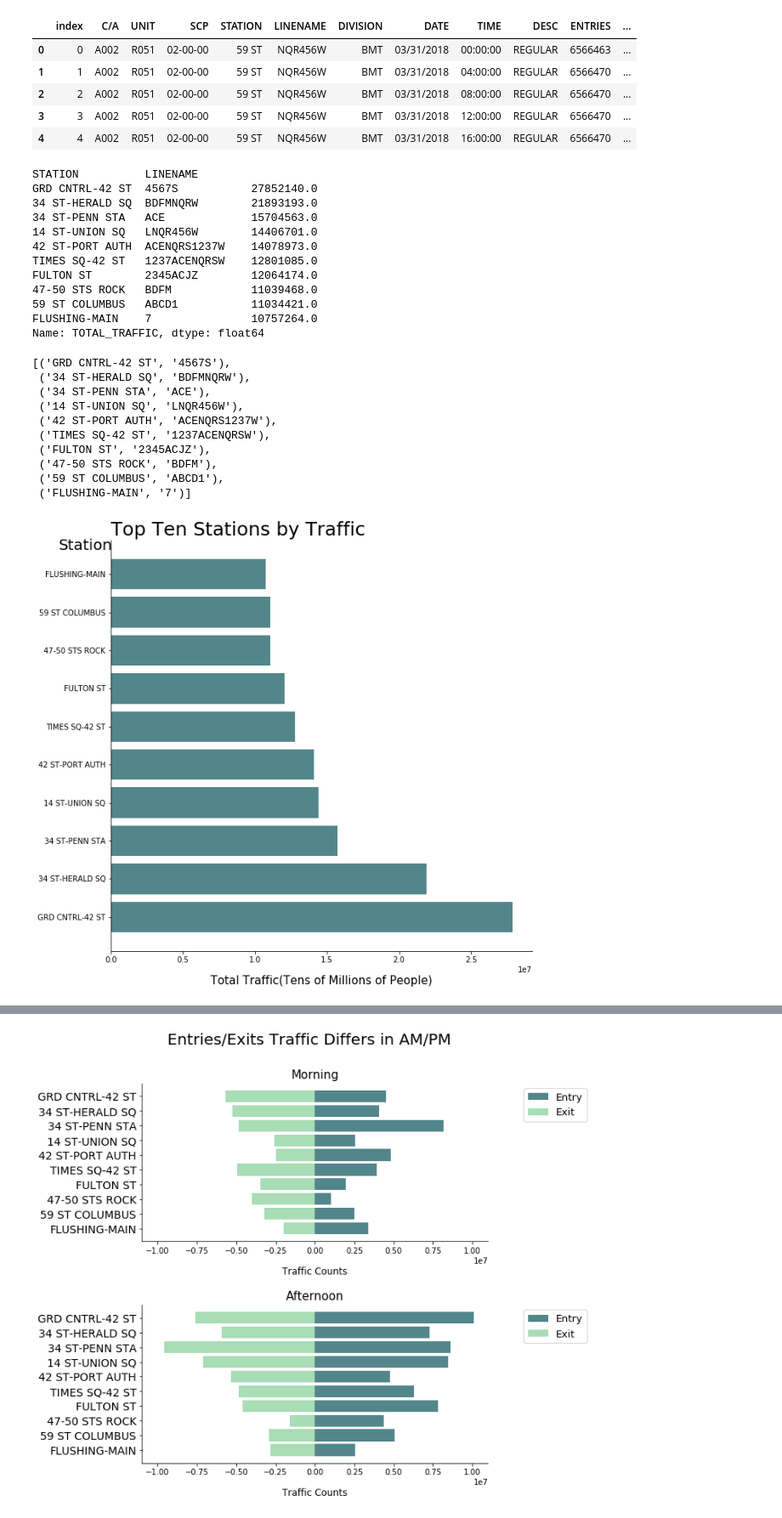
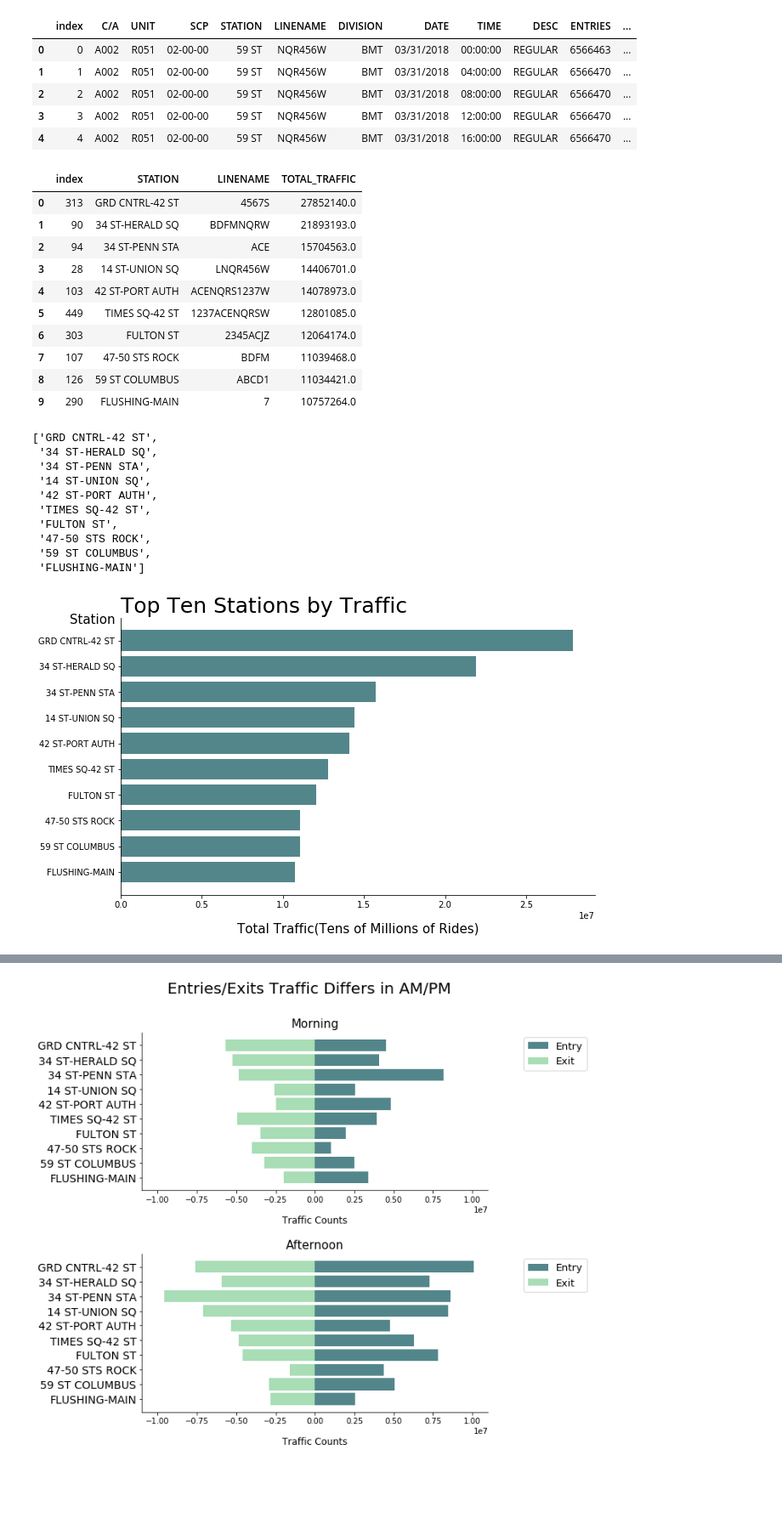
Before and after one commit to dlahtou/Benson_team1_sea18, a Jupyter notebook: Chart Notebooks/Top Ten Stations Graph.ipynb, the cells around one changed output, grey strips where cells are left out. Shown at 85% size. Saved outputs shown, nothing was run; the diff lists cells and outputs as text; code cells hidden in the pictures; blank space fills up the shorter version.

Commit message:
modified station order

```diff
--- a/Chart Notebooks/Top Ten Stations Graph.ipynb
+++ b/Chart Notebooks/Top Ten Stations Graph.ipynb
@@ -29,47 +29,46 @@ df1.head()
 | 4 | 4 | A002 | R051 | 02-00-00 | 59 ST | NQR456W | BMT | 03/31/2018 | 16:00:00 | REGULAR | 6566470 | ... |
 # %%
 df2 = (df1.sort_values(by=['STATION', 'C/A', 'SCP', 'LINENAME', 'UNIT'])
-          .groupby(['STATION', 'LINENAME'])['TOTAL_TRAFFIC']
+          .groupby(['STATION', 'LINENAME'],as_index=False)['TOTAL_TRAFFIC']
           .sum())
 # %%
-df3 = df2.sort_values(ascending=False)[:10]
-transpose(df3.head(10))
+df3 = df2.sort_values(by=['TOTAL_TRAFFIC'],ascending=False).reset_index()[:10]
+df3.head(10)
 # %% [output]
-STATION          LINENAME
-GRD CNTRL-42 ST  4567S           27852140.0
-34 ST-HERALD SQ  BDFMNQRW        21893193.0
-34 ST-PENN STA   ACE             15704563.0
-14 ST-UNION SQ   LNQR456W        14406701.0
-42 ST-PORT AUTH  ACENQRS1237W    14078973.0
-TIMES SQ-42 ST   1237ACENQRSW    12801085.0
-FULTON ST        2345ACJZ        12064174.0
-47-50 STS ROCK   BDFM            11039468.0
-59 ST COLUMBUS   ABCD1           11034421.0
-FLUSHING-MAIN    7               10757264.0
-Name: TOTAL_TRAFFIC, dtype: float64
+|  | index | STATION | LINENAME | TOTAL_TRAFFIC |
+| 0 | 313 | GRD CNTRL-42 ST | 4567S | 27852140.0 |
+| 1 | 90 | 34 ST-HERALD SQ | BDFMNQRW | 21893193.0 |
+| 2 | 94 | 34 ST-PENN STA | ACE | 15704563.0 |
+| 3 | 28 | 14 ST-UNION SQ | LNQR456W | 14406701.0 |
+| 4 | 103 | 42 ST-PORT AUTH | ACENQRS1237W | 14078973.0 |
+| 5 | 449 | TIMES SQ-42 ST | 1237ACENQRSW | 12801085.0 |
+| 6 | 303 | FULTON ST | 2345ACJZ | 12064174.0 |
+| 7 | 107 | 47-50 STS ROCK | BDFM | 11039468.0 |
+| 8 | 126 | 59 ST COLUMBUS | ABCD1 | 11034421.0 |
+| 9 | 290 | FLUSHING-MAIN | 7 | 10757264.0 |
-# %%
-ticks_y = df3.index.tolist()
-ticks_y
-# %% [output]
-[('GRD CNTRL-42 ST', '4567S'),
- ('34 ST-HERALD SQ', 'BDFMNQRW'),
- ('34 ST-PENN STA', 'ACE'),
- ('14 ST-UNION SQ', 'LNQR456W'),
- ('42 ST-PORT AUTH', 'ACENQRS1237W'),
- ('TIMES SQ-42 ST', '1237ACENQRSW'),
- ('FULTON ST', '2345ACJZ'),
- ('47-50 STS ROCK', 'BDFM'),
- ('59 ST COLUMBUS', 'ABCD1'),
- ('FLUSHING-MAIN', '7')]
+# %%
+stations=df3['STATION'].tolist()
+stations
+# %% [output]
+['GRD CNTRL-42 ST',
+ '34 ST-HERALD SQ',
+ '34 ST-PENN STA',
+ '14 ST-UNION SQ',
+ '42 ST-PORT AUTH',
+ 'TIMES SQ-42 ST',
+ 'FULTON ST',
+ '47-50 STS ROCK',
+ '59 ST COLUMBUS',
+ 'FLUSHING-MAIN']
 # %%
-plt.figure(figsize= [10,10])
-plt.barh(np.arange(10), df3.values, color = '#53868B')
+plt.figure(figsize= [10,6])
+plt.barh(np.arange(10), df3['TOTAL_TRAFFIC'][::-1], color = '#53868B')
 ax = gca()
-plt.yticks(np.arange(10), [x for x,y in ticks_y])
+plt.yticks(np.arange(10), df3['STATION'][::-1])
 plt.title("Top Ten Stations by Traffic", size = 25, loc = 'left')
-plt.xlabel('Total Traffic(Tens of Millions of People)', size = 15, labelpad = 15)
-plt.ylabel('Station', size = 20, rotation = 0, labelpad = 35)
+plt.xlabel('Total Traffic(Tens of Millions of Rides)', size = 15, labelpad = 15)
+plt.ylabel('Station', size = 15, rotation = 0, labelpad = 35)
 ax.yaxis.set_label_coords(-0.06,0.97)
 sns.despine()
 # %% [output]
-[figure, old version]
+[figure, new version]
```
Also changed, not shown: parts of 2 cells of this notebook.
